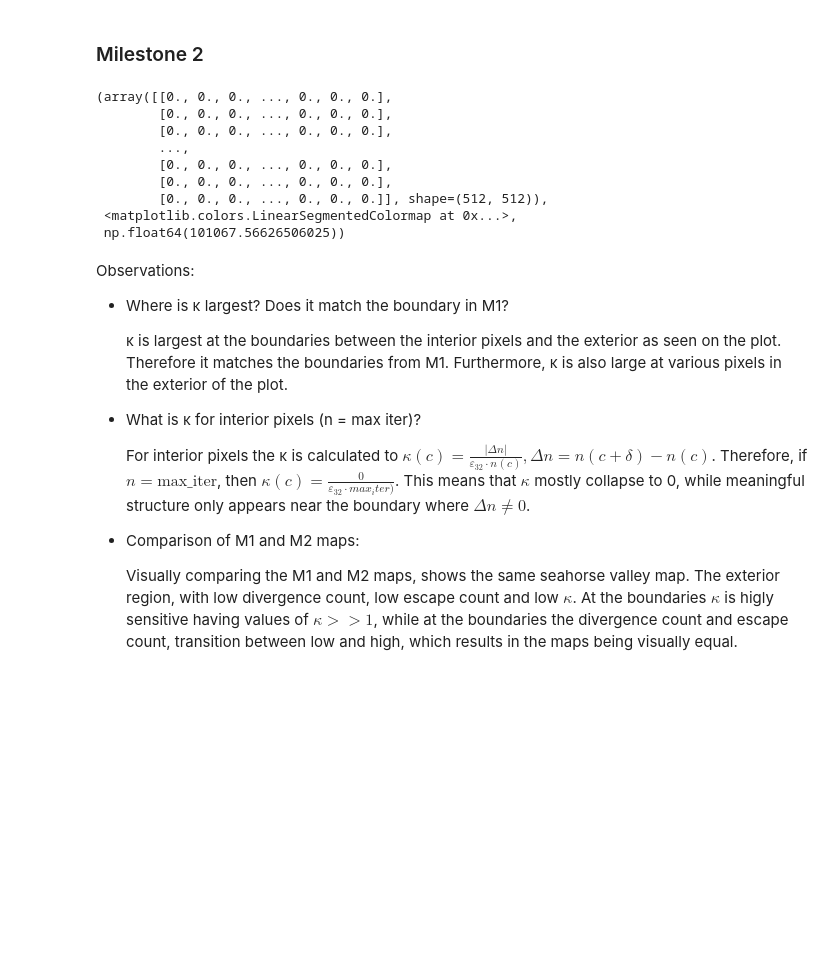
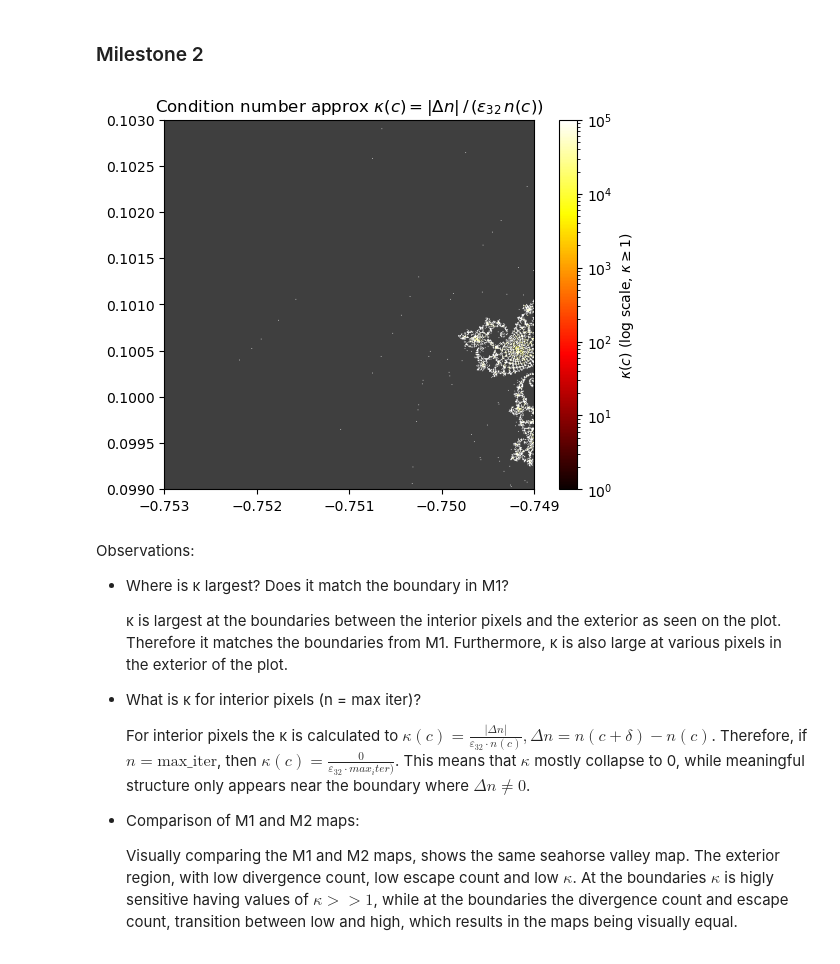
Before and after one commit to math357b/mandelbrot-nsc, a Jupyter notebook: performance_notebooks/mandelbrot_MP3.ipynb, the cells around one changed output. Cells and saved outputs as stored; diff of their text form; code cells hidden in the pictures; blank space fills up the shorter version.

```diff
--- a/performance_notebooks/mandelbrot_MP3.ipynb
+++ b/performance_notebooks/mandelbrot_MP3.ipynb
@@ -89,22 +90,22 @@ Observations to make:
 # %%
 import lecture_py_files.mandelbrot_8 as mb8
 
 N = 512
 x_dim = (-0.7530, -0.7490)
 y_dim = (0.0990, 0.1030)
 max_iter = 1000
 
-mb8.mandelbrot_sensitivity_map(N=N, max_iter=max_iter, x_dim=x_dim, y_dim=y_dim)
+kappa, cmap_k, vmax = mb8.mandelbrot_sensitivity_map(N=N, max_iter=max_iter, x_dim=x_dim, y_dim=y_dim)
+
+plt.figure()
+plt.imshow(kappa, cmap=cmap_k, origin='lower',
+           extent=[x_dim[0], x_dim[1], y_dim[0], y_dim[1]],
+           norm=LogNorm(vmin=1, vmax=vmax))
+plt.colorbar(label=r'$\kappa(c)$ (log scale, $\kappa \geq 1$)')
+plt.title(r'Condition number approx $\kappa(c) = |\Delta n|\,/\,(\varepsilon_{32}\,n(c))$')
+plt.show()
 # %% [output]
-(array([[0., 0., 0., ..., 0., 0., 0.],
-        [0., 0., 0., ..., 0., 0., 0.],
-        [0., 0., 0., ..., 0., 0., 0.],
-        ...,
-        [0., 0., 0., ..., 0., 0., 0.],
-        [0., 0., 0., ..., 0., 0., 0.],
-        [0., 0., 0., ..., 0., 0., 0.]], shape=(512, 512)),
- <matplotlib.colors.LinearSegmentedColormap at 0x...>,
- np.float64(101067.56626506025))
+[figure, added]
 # %% [markdown]
 Observations:
 - Where is κ largest? Does it match the boundary in M1?
```
Also changed, not shown: parts of 8 cells of this notebook, 2 other files.
